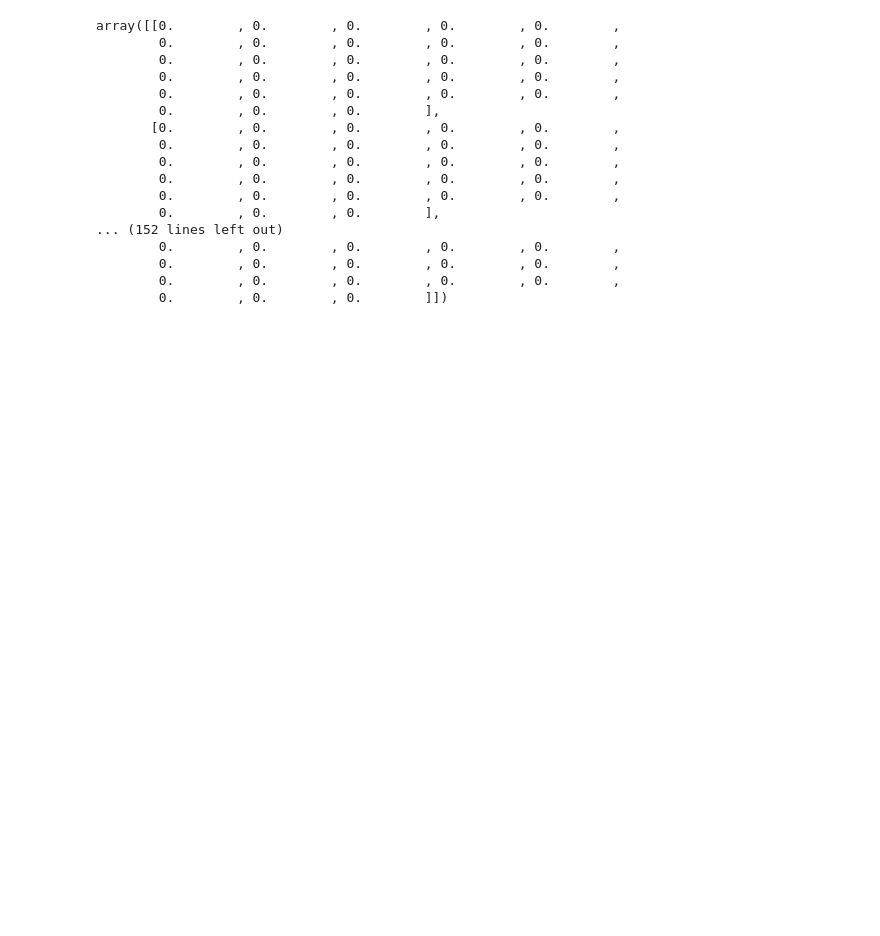
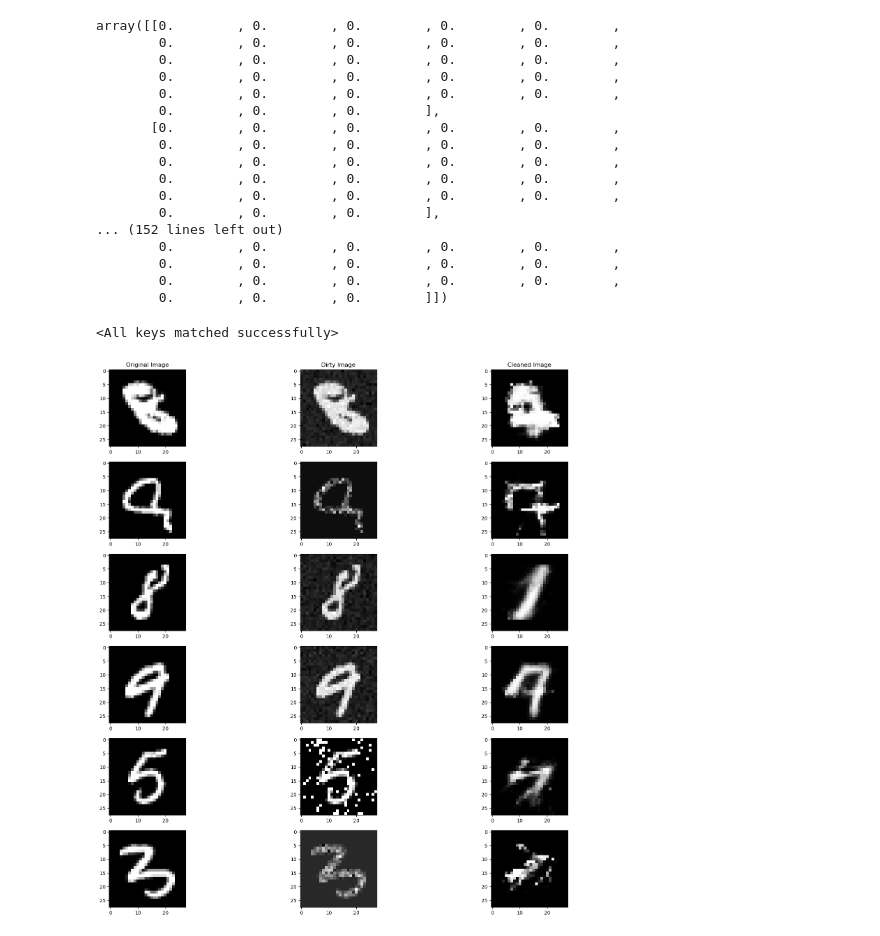
Before and after one commit to franzele21/autoencodeur_tp, a Jupyter notebook: DenoisingAutoencoder.ipynb, the cells around one changed output. Saved outputs shown, nothing was run; the diff lists cells and outputs as text; code cells hidden in the pictures; blank space fills up the shorter version.

```diff
--- a/DenoisingAutoencoder.ipynb
+++ b/DenoisingAutoencoder.ipynb
@@ -809,3 +803,46 @@ batch_size = 32
 
 trainloader = DataLoader(trainset, batch_size=32, shuffle=True)
 testloader  = DataLoader(testset, batch_size=1, shuffle=True)
+# %%
+## loading our saved model ::
+
+test_model = denoising_model(**[results[j]["params"] for j in range(48) if results[j]["true_error"] == min([results[i]["true_error"] for i in range(48)])][0])
+test_model.load_state_dict(torch.load("model", map_location=device))
+# %% [output]
+<All keys matched successfully>
+# %%
+"""
+Here, we try to visualize some of the results.
+We randomly generate 6 numbers in between 1 and 10k , run them through the model,
+and show the results with comparisons
+"""
+f,axes= plt.subplots(6,3,figsize=(20,20))
+axes[0,0].set_title("Original Image")
+axes[0,1].set_title("Dirty Image")
+axes[0,2].set_title("Cleaned Image")
+
+test_imgs=np.random.randint(0,len(xtest),size=6)
+for idx in range((6)):
+  dirty=testset[test_imgs[idx]][0]
+  clean=testset[test_imgs[idx]][1]
+  label=testset[test_imgs[idx]][2]
+  dirty=dirty.view(dirty.size(0),-1).type(torch.FloatTensor)
+  dirty=dirty.to(device)
+  output=test_model(dirty)
+
+  output=output.view(1,28,28)
+  output=output.permute(1,2,0).squeeze(2)
+  output=output.detach().cpu().numpy()
+
+  dirty=dirty.view(1,28,28)
+  dirty=dirty.permute(1,2,0).squeeze(2)
+  dirty=dirty.detach().cpu().numpy()
+
+  clean=clean.permute(1,2,0).squeeze(2)
+  clean=clean.detach().cpu().numpy()
+
+  axes[idx,0].imshow(clean,cmap="gray")
+  axes[idx,1].imshow(dirty,cmap="gray")
+  axes[idx,2].imshow(output,cmap="gray")
+# %% [output]
+[figure, added]
```
Also changed, not shown: parts of 17 cells of this notebook.
